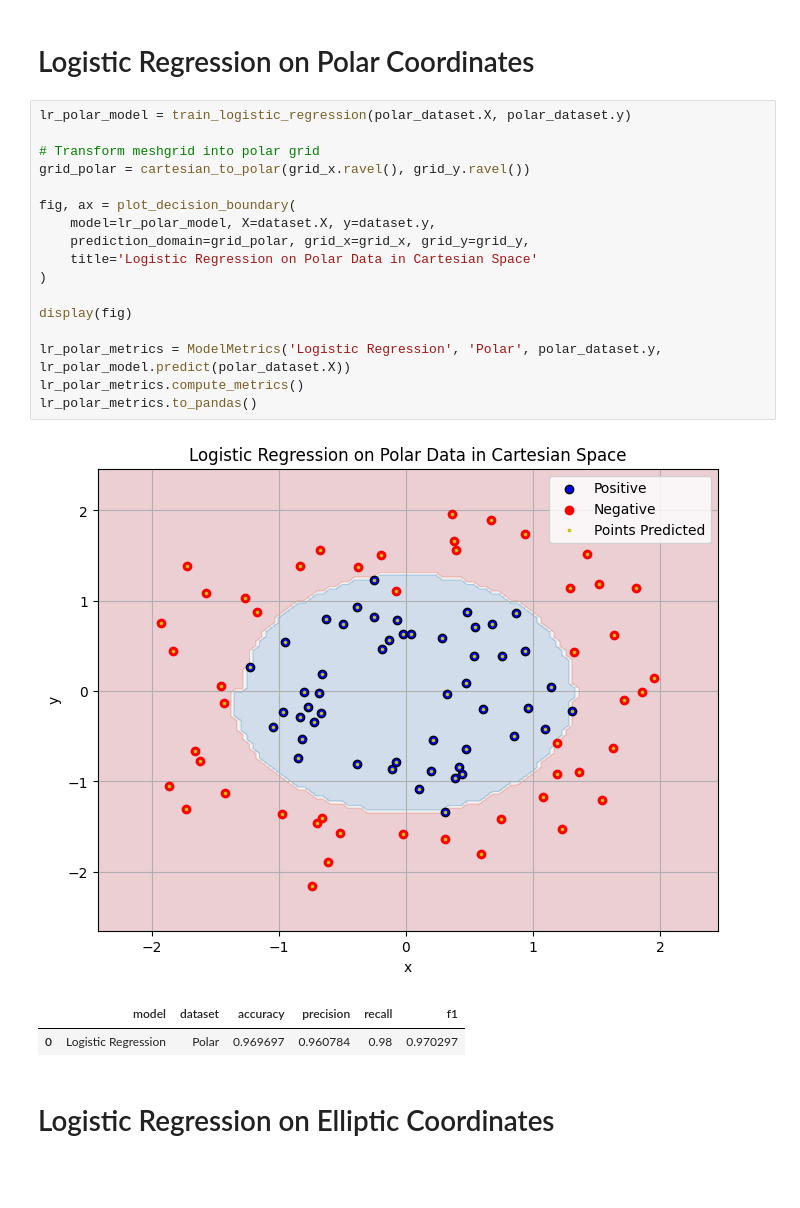
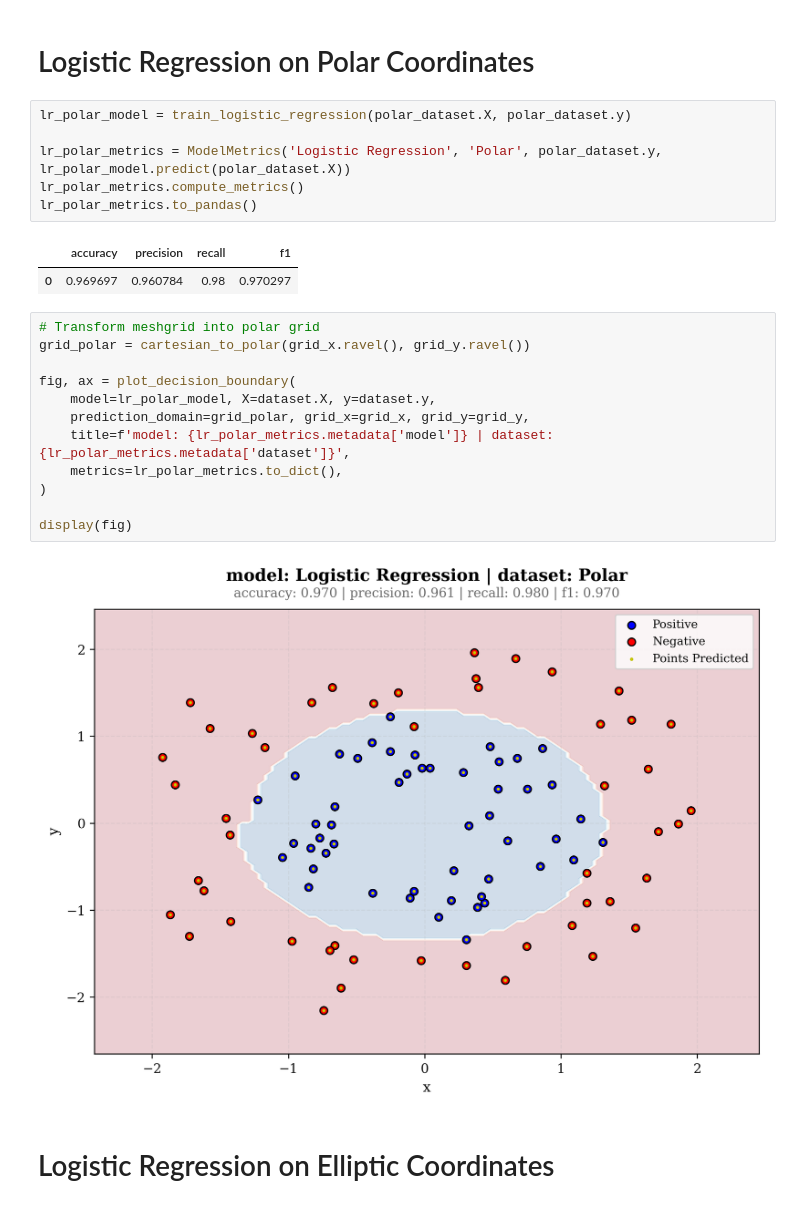
Before and after one commit to apsket/feature-representation-vs-model-complexity, a Jupyter notebook: notebooks/exploration.ipynb, the cells around one changed output. Saved outputs shown, nothing was run; the diff lists cells and outputs as text; blank space fills up the shorter version.

Commit message:
Progress on exploration notebook. Saved key figure

```diff
--- a/notebooks/exploration.ipynb
+++ b/notebooks/exploration.ipynb
@@ -164,25 +166,27 @@ The decision boundary also looks close to a straight line in these elliptical co
 # Logistic Regression on Polar Coordinates
 # %%
 lr_polar_model = train_logistic_regression(polar_dataset.X, polar_dataset.y)
-
-# Transform meshgrid into polar grid
-grid_polar = cartesian_to_polar(grid_x.ravel(), grid_y.ravel())
-
-fig, ax = plot_decision_boundary(
-    model=lr_polar_model, X=dataset.X, y=dataset.y,
-    prediction_domain=grid_polar, grid_x=grid_x, grid_y=grid_y,
-    title='Logistic Regression on Polar Data in Cartesian Space'
-)
-
-display(fig)
 
 lr_polar_metrics = ModelMetrics('Logistic Regression', 'Polar', polar_dataset.y, lr_polar_model.predict(polar_dataset.X))
 lr_polar_metrics.compute_metrics()
 lr_polar_metrics.to_pandas()
 # %% [output]
-[figure, removed]
-|  | model | dataset | accuracy | precision | recall | f1 |
-| 0 | Logistic Regression | Polar | 0.969697 | 0.960784 | 0.98 | 0.970297 |
+|  | accuracy | precision | recall | f1 |
+| 0 | 0.969697 | 0.960784 | 0.98 | 0.970297 |
+# %%
+# Transform meshgrid into polar grid
+grid_polar = cartesian_to_polar(grid_x.ravel(), grid_y.ravel())
+
+fig, ax = plot_decision_boundary(
+    model=lr_polar_model, X=dataset.X, y=dataset.y,
+    prediction_domain=grid_polar, grid_x=grid_x, grid_y=grid_y,
+    title=f'model: {lr_polar_metrics.metadata['model']} | dataset: {lr_polar_metrics.metadata['dataset']}',
+    metrics=lr_polar_metrics.to_dict(),
+)
+
+display(fig)
+# %% [output]
+[figure, added]
 # %% [markdown]
 # Logistic Regression on Elliptic Coordinates
 # %%
```
Also changed, not shown: parts of 12 cells of this notebook, 1 other file.
